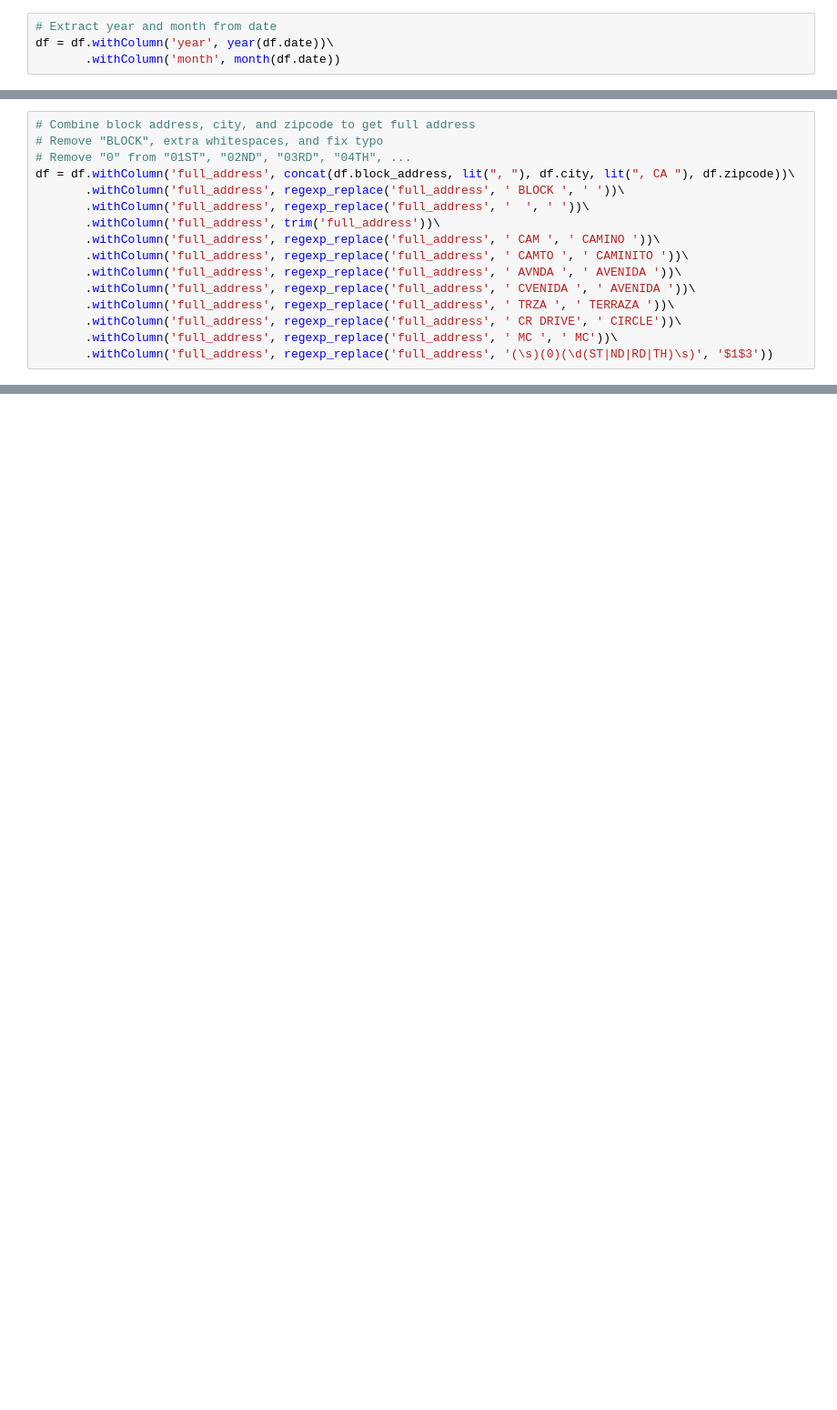
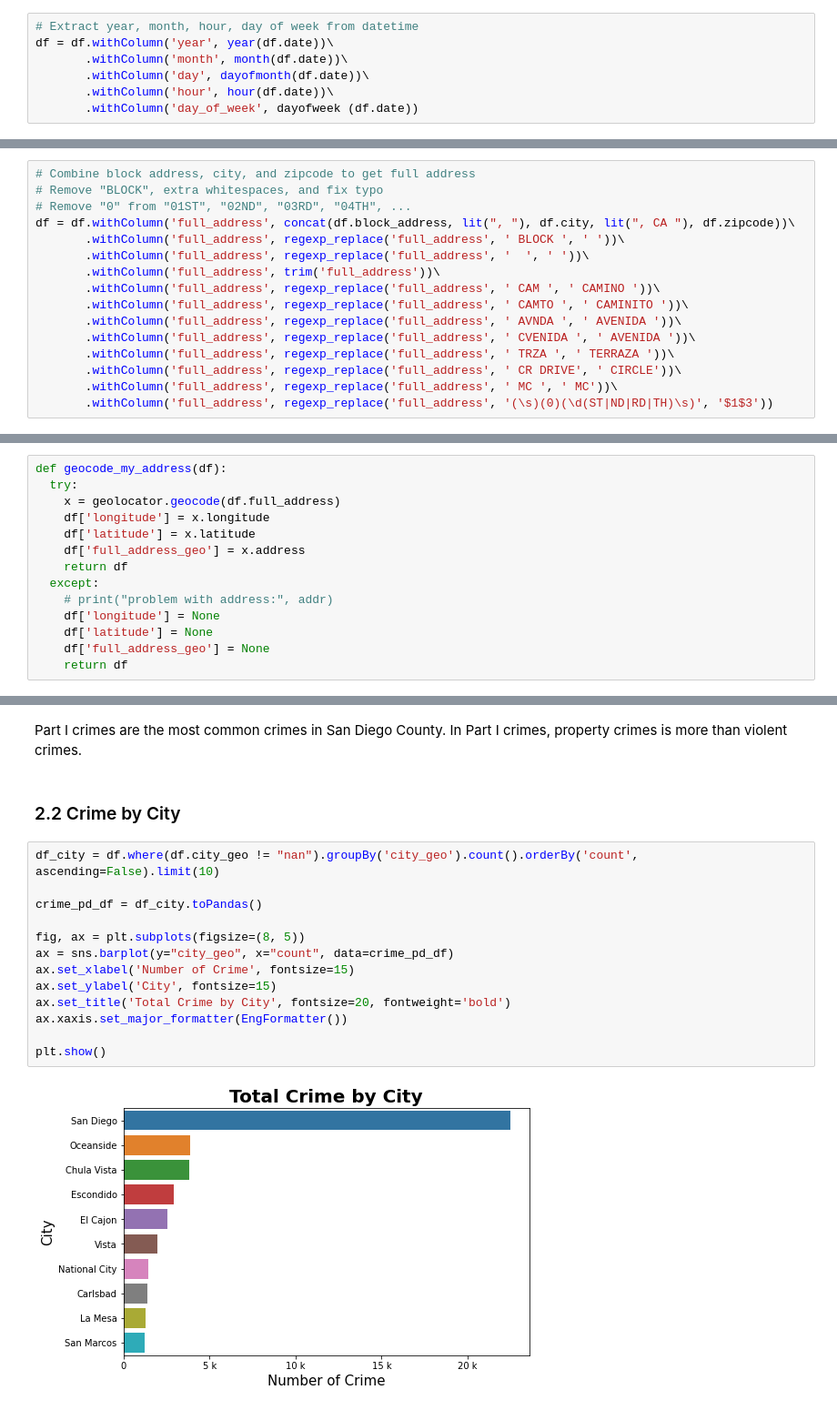
Before and after one commit to tingyiwu714/san-diego-crime-analysis, a Jupyter notebook: Spark_SD_Crime.ipynb, the cells around one changed output, grey strips where cells are left out. Shown at 91% size. Saved outputs shown, nothing was run; the diff lists cells and outputs as text; blank space fills up the shorter version.

```diff
--- a/Spark_SD_Crime.ipynb
+++ b/Spark_SD_Crime.ipynb
@@ -257,6 +263,9 @@ def my_to_date(col, frmts=("MMM d, y H:m:s a", "M/d/y H:m", "MMM d y H:ma")):
 
 df = df.withColumn("date", my_to_date(df.date))
 # %%
-# Extract year and month from date
+# Extract year, month, hour, day of week from datetime
 df = df.withColumn('year', year(df.date))\
-       .withColumn('month', month(df.date))
+       .withColumn('month', month(df.date))\
+       .withColumn('day', dayofmonth(df.date))\
+       .withColumn('hour', hour(df.date))\
+       .withColumn('day_of_week', dayofweek (df.date))
@@ -422,0 +381,14 @@ m
+# %%
+def geocode_my_address(df):
+  try:
+    x = geolocator.geocode(df.full_address)
+    df['longitude'] = x.longitude
+    df['latitude'] = x.latitude
+    df['full_address_geo'] = x.address
+    return df
+  except:
+    # print("problem with address:", addr)
+    df['longitude'] = None
+    df['latitude'] = None
+    df['full_address_geo'] = None
+    return df
@@ -422,0 +477,19 @@ m
+# %% [markdown]
+Part I crimes are the most common crimes in San Diego County. In Part I crimes, property crimes is more than violent crimes.
+# %% [markdown]
+### 2.2 Crime by City
+# %%
+df_city = df.where(df.city_geo != "nan").groupBy('city_geo').count().orderBy('count', ascending=False).limit(10)
+
+crime_pd_df = df_city.toPandas()
+
+fig, ax = plt.subplots(figsize=(8, 5))
+ax = sns.barplot(y="city_geo", x="count", data=crime_pd_df)
+ax.set_xlabel('Number of Crime', fontsize=15)
+ax.set_ylabel('City', fontsize=15)
+ax.set_title('Total Crime by City', fontsize=20, fontweight='bold')
+ax.xaxis.set_major_formatter(EngFormatter())
+
+plt.show()
+# %% [output]
+[figure, added]
```
Also changed, not shown: parts of 60 cells of this notebook.
